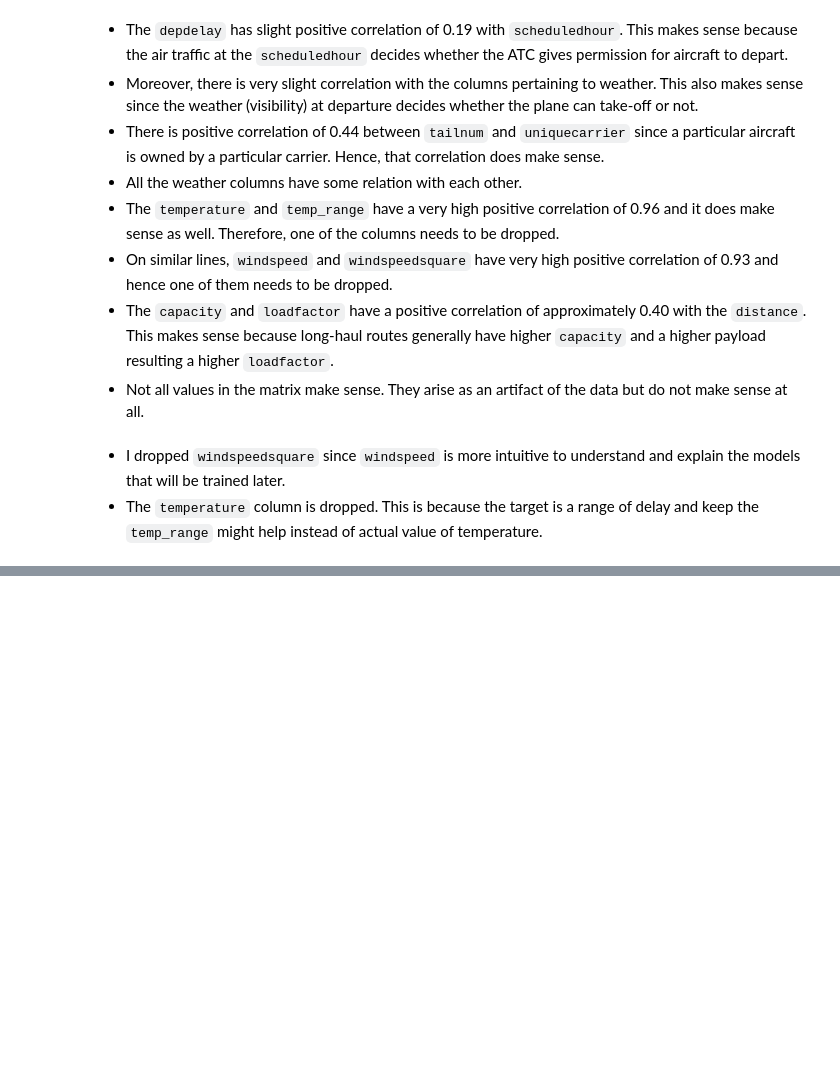
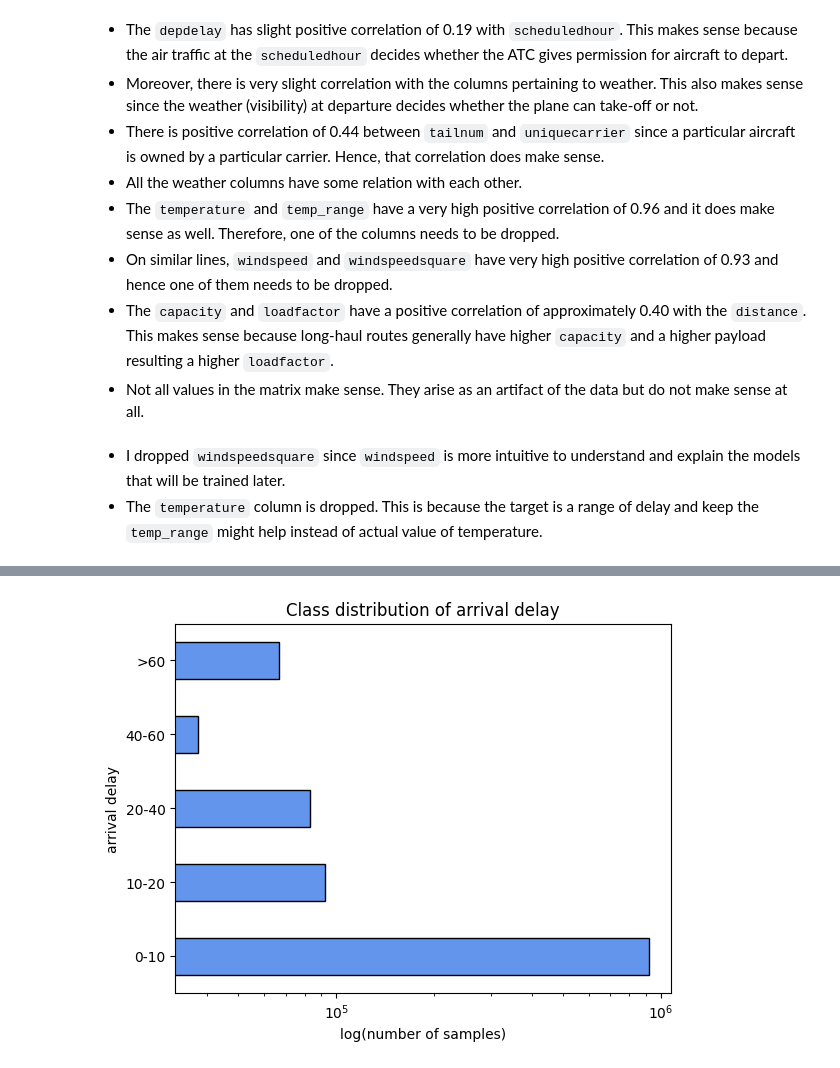
Before and after one commit to Gaurav0502/flight-delay-prediction, a Jupyter notebook: data-cleaning.ipynb, the cells around one changed output, grey strips where cells are left out. Drawn from its saved outputs; the diff is of its cells as text; code cells hidden in the pictures; blank space fills up the shorter version.

```diff
--- a/data-cleaning.ipynb
+++ b/data-cleaning.ipynb
@@ -396,0 +415,12 @@ flight_X_test = flight_X_test.drop(["windspeedsquare", "temperature"], axis = 1)
+# %%
+flight_y.value_counts().sort_index().plot(kind = "barh",
+                             logx = True,
+                             title = "Class distribution of arrival delay",
+                             ylabel = "arrival delay",
+                             xlabel = "log(number of samples)",
+                             color = ["cornflowerblue"],
+                             edgecolor = "k")
+#plt.yticks([i for i in range(5)], ['0-10', '10-20', '20-40', '40-60', '>60'])
+plt.show()
+# %% [output]
+[figure, added]
```
Also changed, not shown: parts of 60 cells of this notebook.
